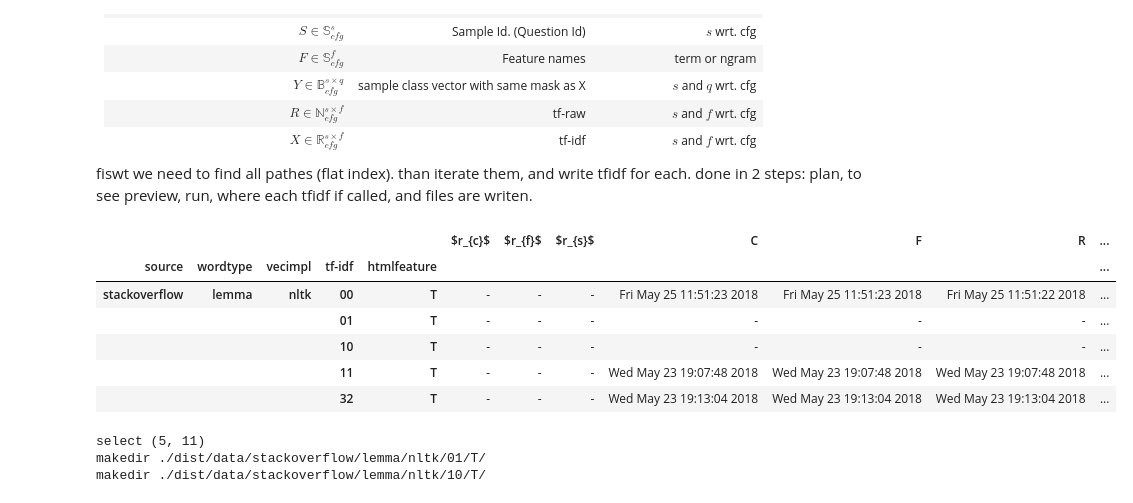
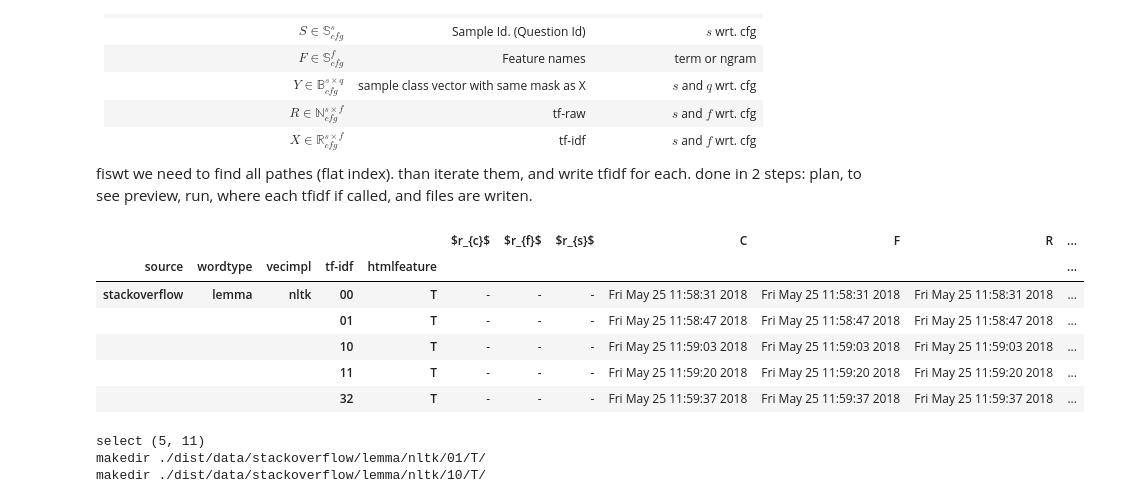
Before and after one commit to glouwa/StackOverflowTopicClustering, a Jupyter notebook: tfidf.ipynb, the cells around one changed output. Cells and saved outputs as stored; diff of their text form; code cells hidden in the pictures.

```diff
--- a/tfidf.ipynb
+++ b/tfidf.ipynb
@@ -52,21 +52,21 @@ done in 2 steps: plan, to see preview, run, where each tfidf if called, and file
 # %%
 import tfidf, src.algo.cell2string
 
-tfidfcfg    = slice('00', '32')
-htmlfeature = ['T']
+tfidfcfg    = slice('', '32')
+htmlfeature = None
 
 inputspace = tfidf.WordVecFrame().sort_index().sort_index(axis=1)
 idfplan = inputspace.loc[('stackoverflow', 'lemma', 'nltk', tfidfcfg, htmlfeature), :]
 idfplan = src.algo.cell2string.file2date(idfplan)
 idfplan
 # %% [output]
 |  |  |  |  |  | $r_{c}$ | $r_{f}$ | $r_{s}$ | C | F | R | ... |
 | source | wordtype | vecimpl | tf-idf | htmlfeature |  |  |  |  |  |  | ... |
-| stackoverflow | lemma | nltk | 00 | T | - | - | - | Fri May 25 11:51:23 2018 | Fri May 25 11:51:23 2018 | Fri May 25 11:51:22 2018 | ... |
-|  |  |  | 01 | T | - | - | - | - | - | - | ... |
-|  |  |  | 10 | T | - | - | - | - | - | - | ... |
-|  |  |  | 11 | T | - | - | - | Wed May 23 19:07:48 2018 | Wed May 23 19:07:48 2018 | Wed May 23 19:07:48 2018 | ... |
-|  |  |  | 32 | T | - | - | - | Wed May 23 19:13:04 2018 | Wed May 23 19:13:04 2018 | Wed May 23 19:13:04 2018 | ... |
+| stackoverflow | lemma | nltk | 00 | T | - | - | - | Fri May 25 11:58:31 2018 | Fri May 25 11:58:31 2018 | Fri May 25 11:58:31 2018 | ... |
+|  |  |  | 01 | T | - | - | - | Fri May 25 11:58:47 2018 | Fri May 25 11:58:47 2018 | Fri May 25 11:58:47 2018 | ... |
+|  |  |  | 10 | T | - | - | - | Fri May 25 11:59:03 2018 | Fri May 25 11:59:03 2018 | Fri May 25 11:59:03 2018 | ... |
+|  |  |  | 11 | T | - | - | - | Fri May 25 11:59:20 2018 | Fri May 25 11:59:20 2018 | Fri May 25 11:59:20 2018 | ... |
+|  |  |  | 32 | T | - | - | - | Fri May 25 11:59:37 2018 | Fri May 25 11:59:37 2018 | Fri May 25 11:59:37 2018 | ... |
 # %%
 tfidf_ = tfidf.run(idfplan)
 tfidf_
```
Also changed, not shown: 1 other file.
